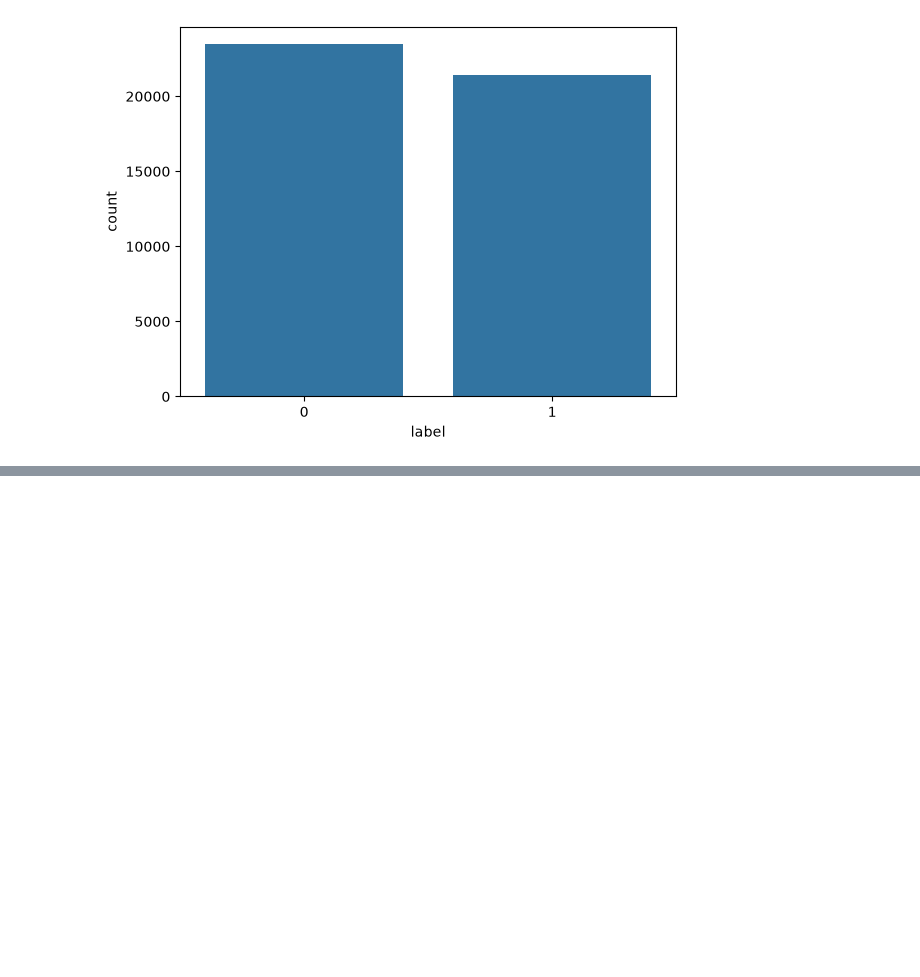
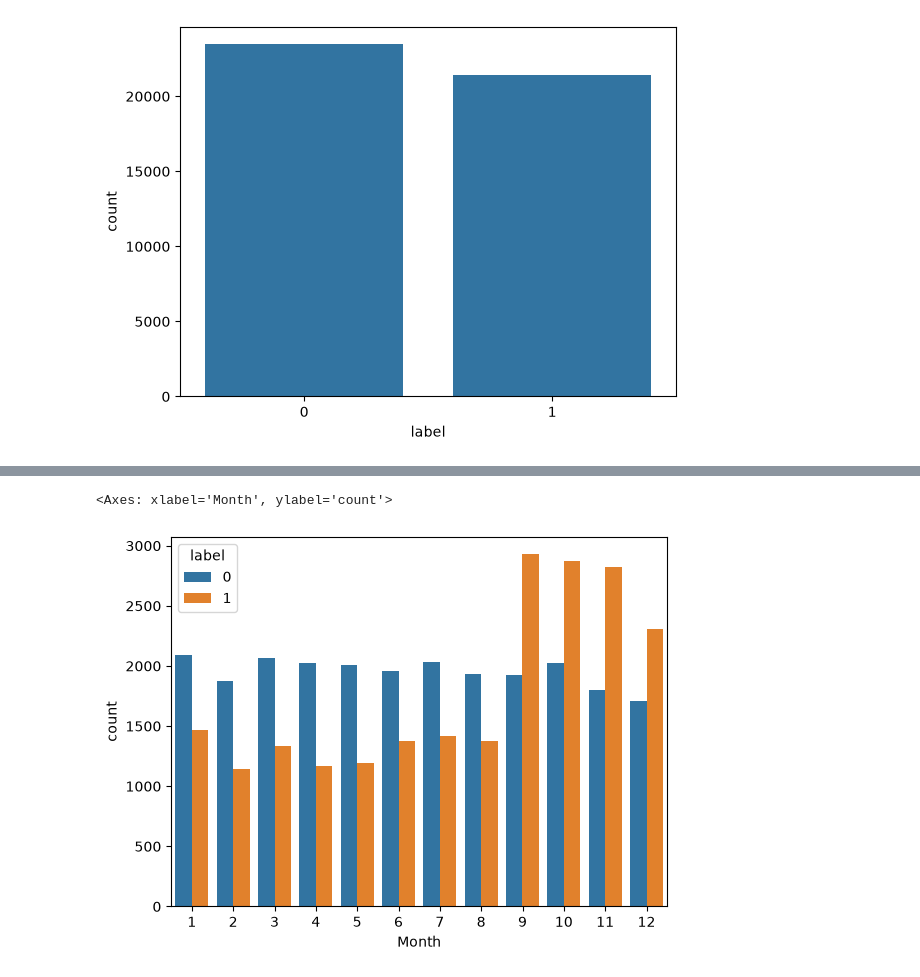
Before and after one commit to nda-268/aidev, a Jupyter notebook: Meeting 28/main.ipynb, the cells around one changed output, grey strips where cells are left out. Cells and saved outputs as stored; diff of their text form; code cells hidden in the pictures; blank space fills up the shorter version.

```diff
--- a/Meeting 28/main.ipynb
+++ b/Meeting 28/main.ipynb
@@ -65,0 +69,8 @@ sns.countplot(data = df, x = "Year", hue = "label")
+# %%
+df['date'] = pd.to_datetime(df["date"], errors="coerce")
+df["Year"] = df["date"].dt.year
+df["Month"] = df["date"].dt.month
+sns.countplot(data = df, x = "Month", hue = "label")
+# %% [output]
+<Axes: xlabel='Month', ylabel='count'>
+[figure, added]
```
Also changed, not shown: parts of 16 cells of this notebook, 2 other files.
